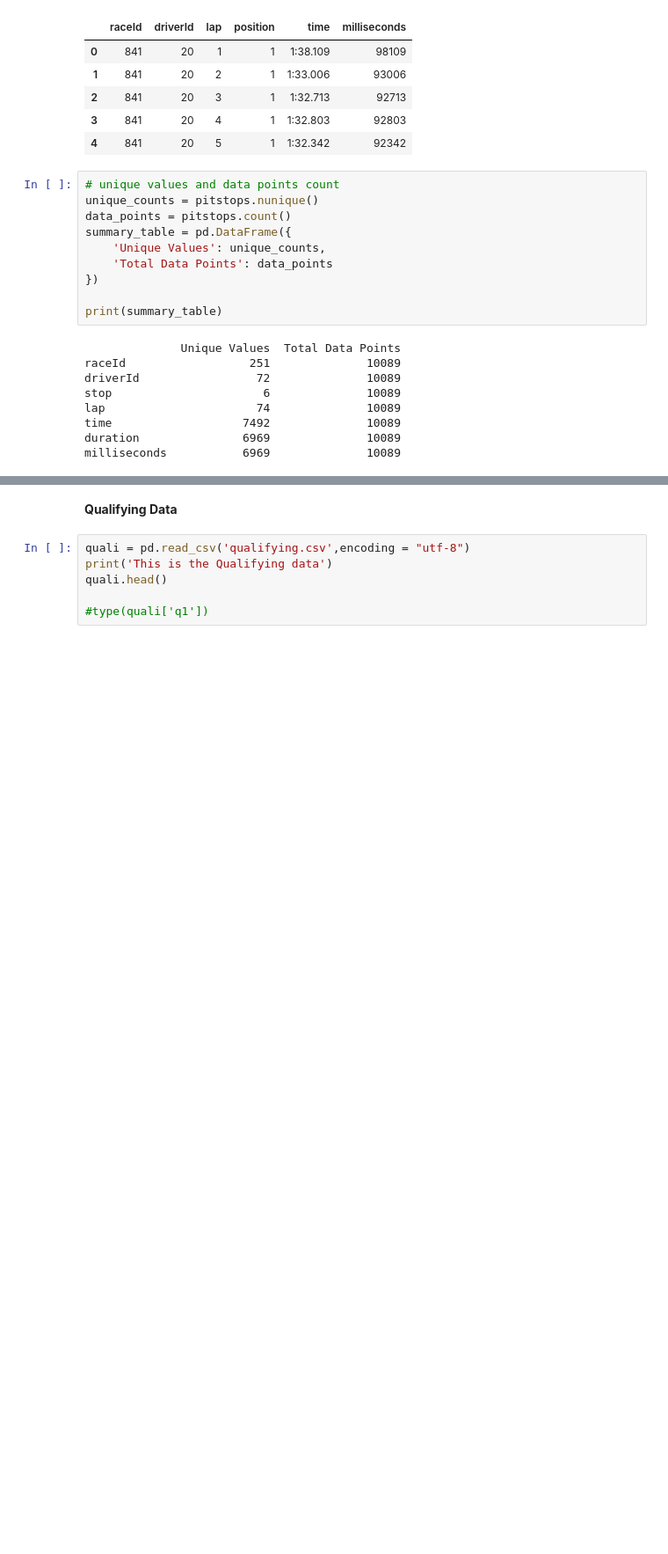
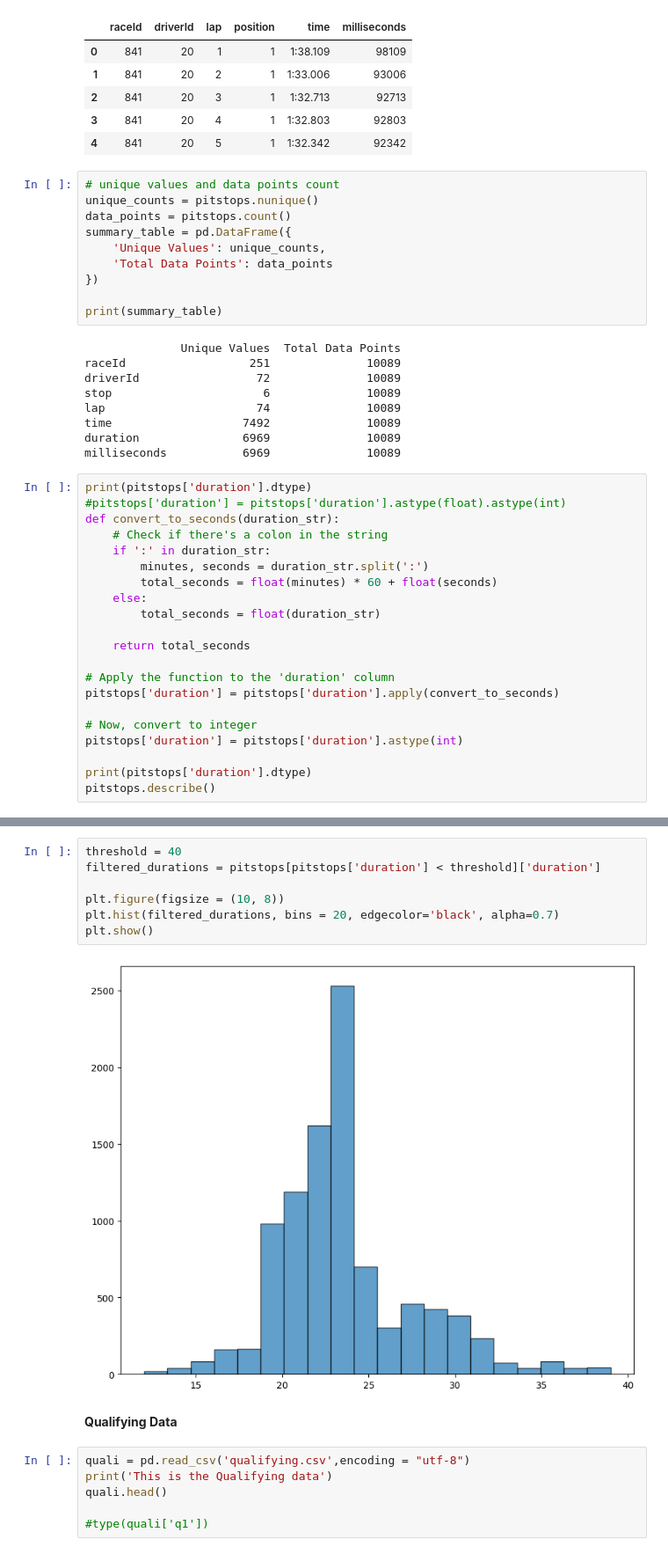
Before and after one commit to MacBeth-M/Capstone, a Jupyter notebook: Data_Exploration.ipynb, the cells around one changed output, grey strips where cells are left out. Shown at 88% size. Drawn from its saved outputs; the diff is of its cells as text; blank space fills up the shorter version.

```diff
--- a/Data_Exploration.ipynb
+++ b/Data_Exploration.ipynb
@@ -349,3 +349,24 @@ lap                      74              10089
 time                   7492              10089
 duration               6969              10089
 milliseconds           6969              10089
+# %%
+print(pitstops['duration'].dtype)
+#pitstops['duration'] = pitstops['duration'].astype(float).astype(int)
+def convert_to_seconds(duration_str):
+    # Check if there's a colon in the string
+    if ':' in duration_str:
+        minutes, seconds = duration_str.split(':')
+        total_seconds = float(minutes) * 60 + float(seconds)
+    else:
+        total_seconds = float(duration_str)
+
+    return total_seconds
+
+# Apply the function to the 'duration' column
+pitstops['duration'] = pitstops['duration'].apply(convert_to_seconds)
+
+# Now, convert to integer
+pitstops['duration'] = pitstops['duration'].astype(int)
+
+print(pitstops['duration'].dtype)
+pitstops.describe()
@@ -352,3 +385,12 @@ milliseconds           6969              10089
+# %%
+threshold = 40
+filtered_durations = pitstops[pitstops['duration'] < threshold]['duration']
+
+plt.figure(figsize = (10, 8))
+plt.hist(filtered_durations, bins = 20, edgecolor='black', alpha=0.7)
+plt.show()
+# %% [output]
+[figure, added]
 # %% [markdown]
 **Qualifying Data**
 # %%
```
Also changed, not shown: parts of 1 cell of this notebook.
